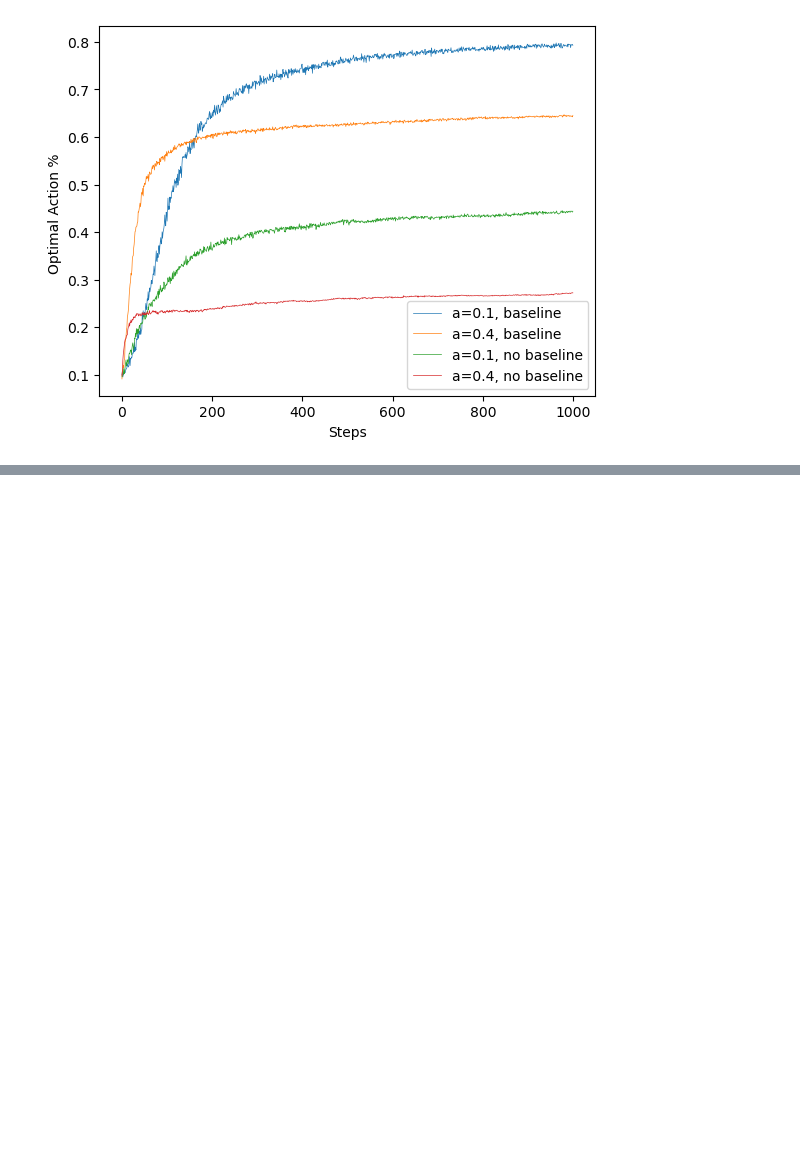
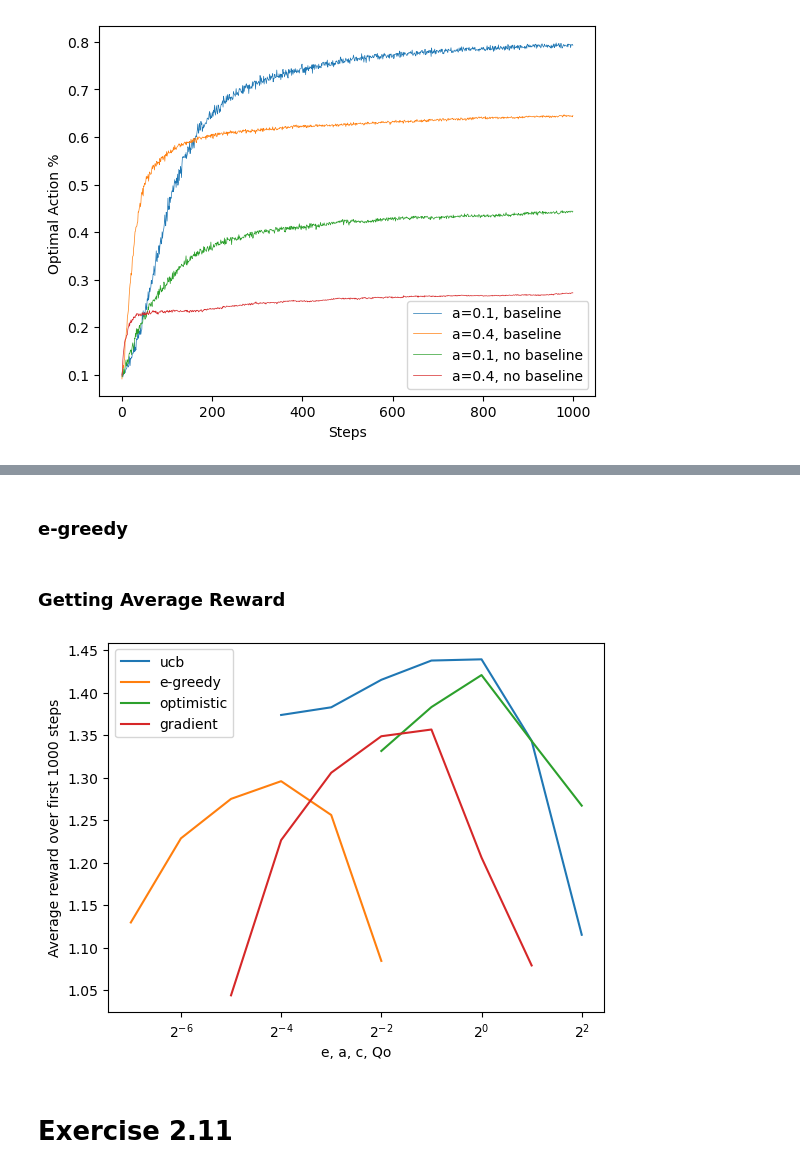
Before and after one commit to Hansespinosa2/sutton-and-barto-2nd, a Jupyter notebook: code/chapter2.ipynb, the cells around one changed output, grey strips where cells are left out. Cells and saved outputs as stored; diff of their text form; code cells hidden in the pictures; blank space fills up the shorter version.

```diff
--- a/code/chapter2.ipynb
+++ b/code/chapter2.ipynb
@@ -398,0 +477,2 @@ array([0.095, 0.125, 0.15 , 0.16 , 0.165, 0.18 , 0.17 , 0.18 , 0.18 ,
+# %% [markdown]
+### e-greedy
@@ -398,0 +501,2 @@ array([0.095, 0.125, 0.15 , 0.16 , 0.165, 0.18 , 0.17 , 0.18 , 0.18 ,
+# %% [markdown]
+### Getting Average Reward
@@ -398,0 +516,39 @@ array([0.095, 0.125, 0.15 , 0.16 , 0.165, 0.18 , 0.17 , 0.18 , 0.18 ,
+# %%
+ucb_range = [1/16,1/8,1/4,1/2,1,2,4]
+ucb_vals = []
+e_range = [1/128,1/64,1/32,1/16,1/8,1/4]
+e_vals = []
+optimistic_range = [1/4,1/2,1,2,4]
+optimistic_vals = []
+gradient_range = [1/32,1/16,1/8,1/4,1/2,1,2]
+gradient_vals = []
+
+for param in ucb_range:
+  ucb_vals.append(total_average_over_n_runs(ucb_bandit,100,ten_armed_testbed,1000,param)[0])
+
+for param in e_range:
+  e_vals.append(total_average_over_n_runs(e_greedy_bandit,100,ten_armed_testbed,1000,param)[0])
+
+for param in optimistic_range:
+  optimistic_vals.append(total_average_over_n_runs(optimistic_greedy_bandit,100,ten_armed_testbed,1000,param)[0])
+
+for param in gradient_range:
+  gradient_vals.append(total_average_over_n_runs(gradient_bandit,100,ten_armed_testbed,1000,param)[0])
+# %%
+plt.plot(ucb_range,ucb_vals, label='ucb')
+plt.plot(e_range, e_vals, label='e-greedy')
+plt.plot(optimistic_range, optimistic_vals, label='optimistic')
+plt.plot(gradient_range,gradient_vals, label='gradient')
+
+plt.xscale('log',base=2)
+plt.legend()
+
+plt.xlabel('e, a, c, Qo')
+plt.ylabel('Average reward over first 1000 steps')
+
+plt.savefig('figures/Figure2_6.png')
+plt.show()
+# %% [output]
+[figure, added]
+# %% [markdown]
+# Exercise 2.11
```
Also changed, not shown: parts of 14 cells of this notebook, 2 other files.
